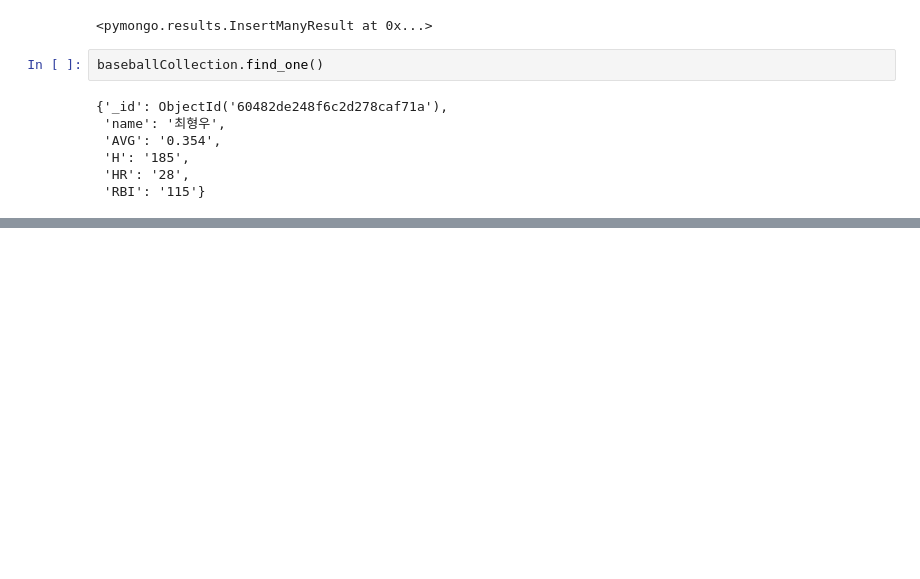
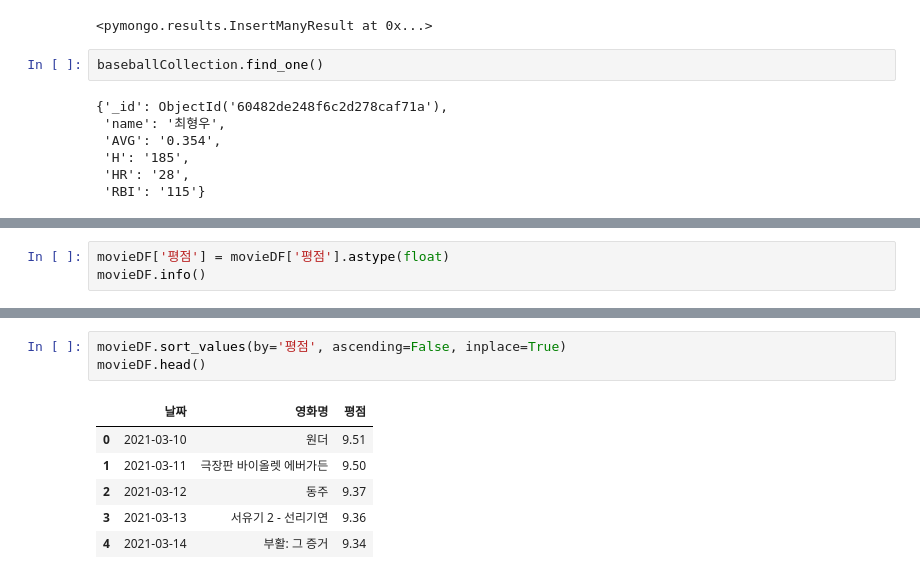
Before and after one commit to dhdmsdud/TIL, a Jupyter notebook: MachinLearning/Scraping[01].ipynb, the cells around one changed output, grey strips where cells are left out. Saved outputs shown, nothing was run; the diff lists cells and outputs as text; blank space fills up the shorter version.

```diff
--- a/MachinLearning/Scraping[01].ipynb
+++ b/MachinLearning/Scraping[01].ipynb
@@ -233,0 +343,3 @@ baseballCollection.find_one()
+# %%
+movieDF['평점'] = movieDF['평점'].astype(float)
+movieDF.info()
@@ -233,0 +357,10 @@ baseballCollection.find_one()
+# %%
+movieDF.sort_values(by='평점', ascending=False, inplace=True)
+movieDF.head()
+# %% [output]
+|  | 날짜 | 영화명 | 평점 |
+| 0 | 2021-03-10 | 원더 | 9.51 |
+| 1 | 2021-03-11 | 극장판 바이올렛 에버가든 | 9.50 |
+| 2 | 2021-03-12 | 동주 | 9.37 |
+| 3 | 2021-03-13 | 서유기 2 - 선리기연 | 9.36 |
+| 4 | 2021-03-14 | 부활: 그 증거 | 9.34 |
```
Also changed, not shown: parts of 33 cells of this notebook.
